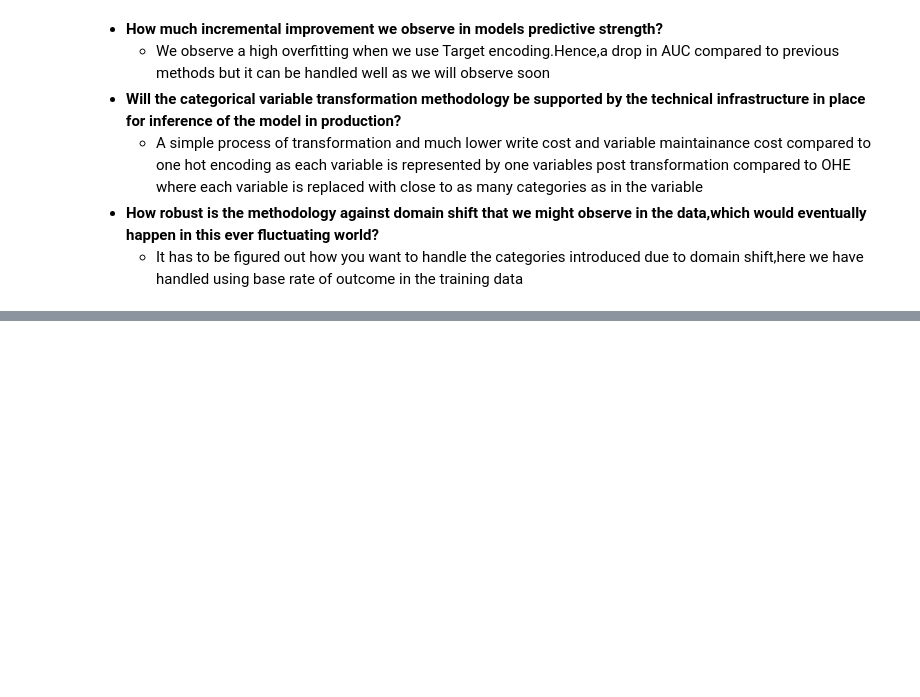
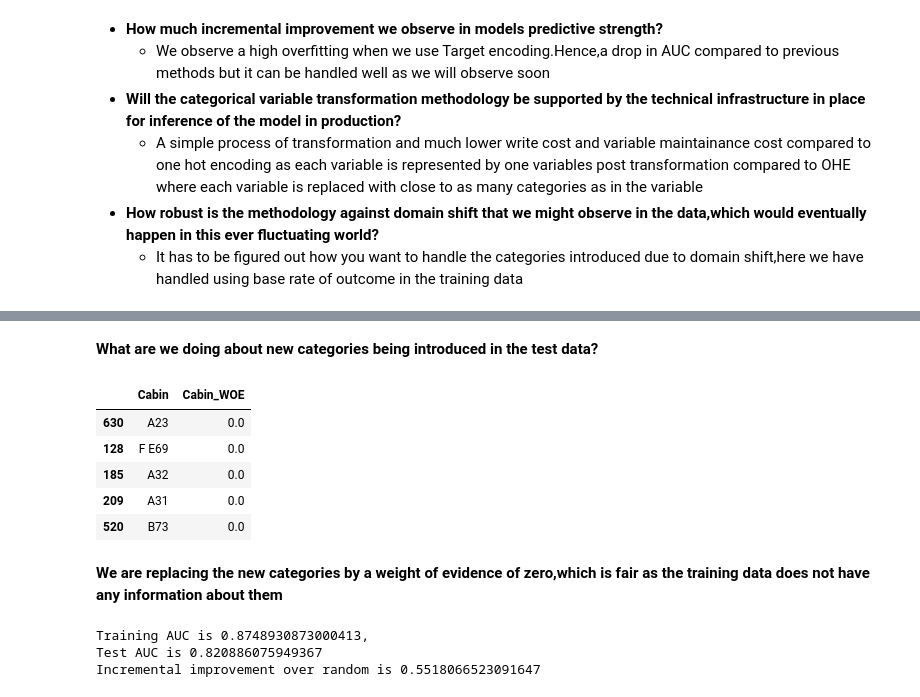
Before and after one commit to shubchat/pyconau_2020_cat_encode, a Jupyter notebook: The_art_of_categorical_encoding.ipynb, the cells around one changed output, grey strips where cells are left out. Cells and saved outputs as stored; diff of their text form; code cells hidden in the pictures; blank space fills up the shorter version.

```diff
--- a/The_art_of_categorical_encoding.ipynb
+++ b/The_art_of_categorical_encoding.ipynb
@@ -559,0 +495,22 @@ roc_auc_score(df_test_vte['Survived'],clf.predict_proba(df_test_vte.loc[:,df_tes
+# %%
+df_train_WOE=df_train.join(WOE_enc.transform(df_train[Cat_predictors]).add_suffix('_WOE'))
+df_test_WOE=df_test.join(WOE_enc.transform(df_test[Cat_predictors]).add_suffix('_WOE'))
+# %% [markdown]
+<b> What are we doing about new categories being introduced in the test data?
+# %%
+df_test_WOE[['Cabin','Cabin_WOE']].loc[df_test_WOE['Cabin'].isin(list(set(df_test['Cabin'].unique())-set(df_train['Cabin'].unique())))].head()
+# %% [output]
+|  | Cabin | Cabin_WOE |
+| 630 | A23 | 0.0 |
+| 128 | F E69 | 0.0 |
+| 185 | A32 | 0.0 |
+| 209 | A31 | 0.0 |
+| 520 | B73 | 0.0 |
+# %% [markdown]
+<b> We are replacing the new categories by a weight of evidence of zero,which is fair as the training data does not have any information about them
+# %%
+model_and_predict(df_train_WOE,df_test_WOE,Cat_predictors)
+# %% [output]
+Training AUC is 0.8748930873000413,
+Test AUC is 0.820886075949367
+Incremental improvement over random is 0.5518066523091647
```
Also changed, not shown: parts of 83 cells of this notebook, 5 other files.
